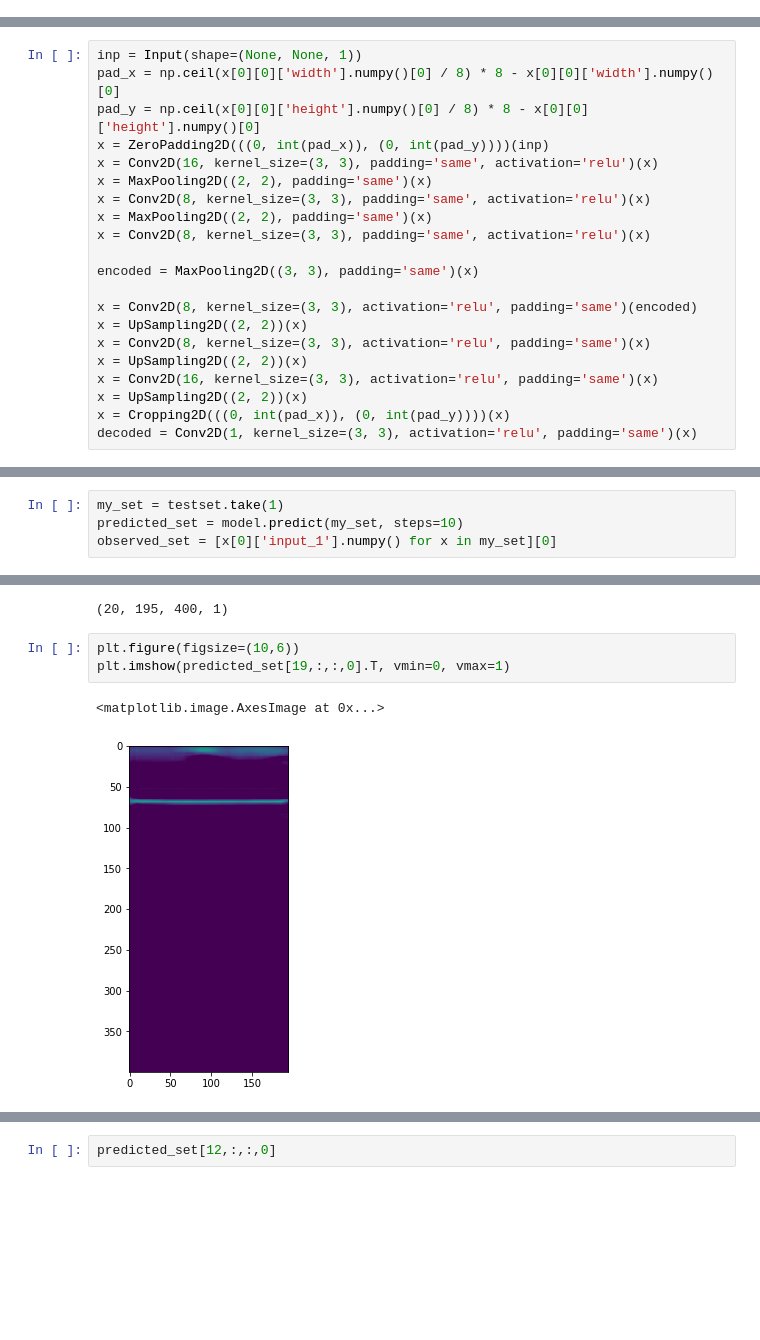
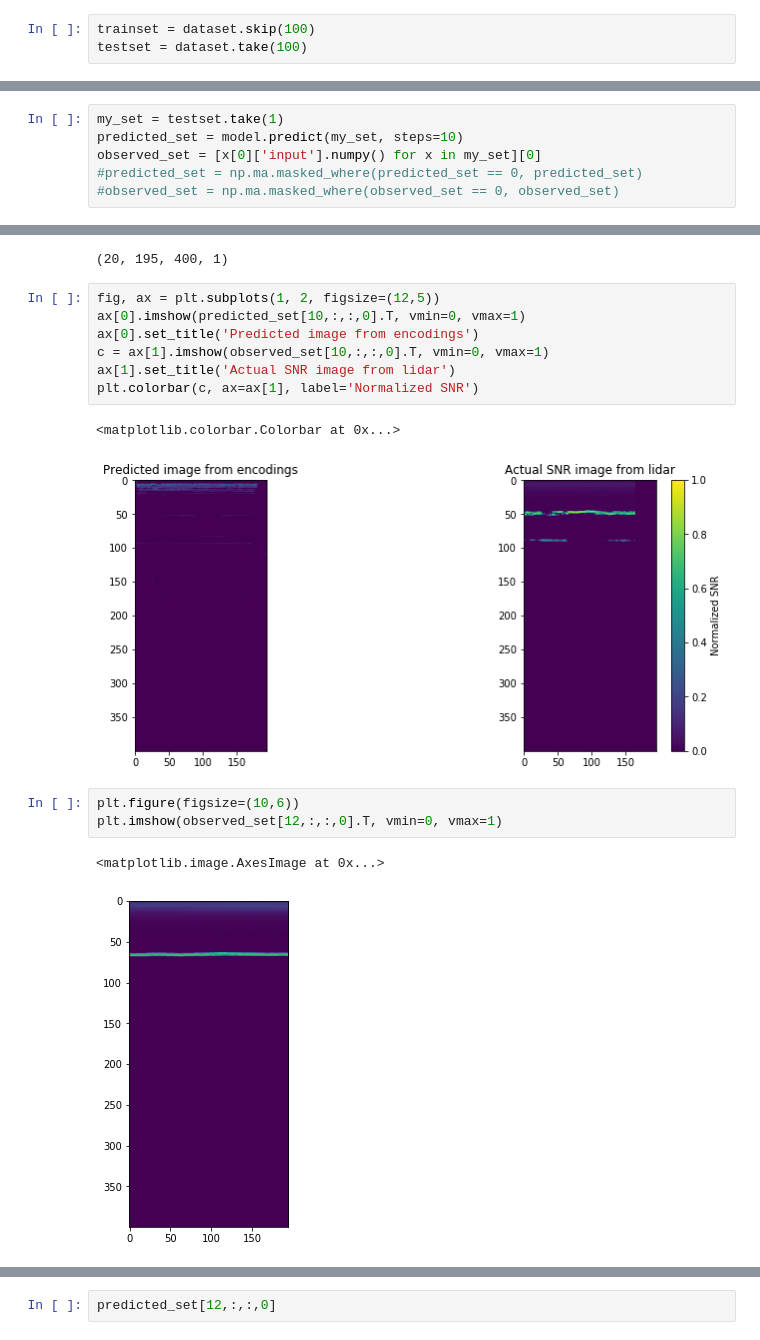
Before and after one commit to rcjackson/arming_the_edge, a Jupyter notebook: notebooks/Time period identification.ipynb, the cells around one changed output, grey strips where cells are left out. Cells and saved outputs as stored; diff of their text form; blank space fills up the shorter version.

```diff
--- a/notebooks/Time period identification.ipynb
+++ b/notebooks/Time period identification.ipynb
@@ -161,3 +181,6 @@ testset = dataset.shard(2, 1)
+# %%
+trainset = dataset.skip(100)
+testset = dataset.take(100)
 # %%
 x = [x for x in trainset.take(1)]
 # %%
@@ -169,21 +191,0 @@ labels.shape
-# %%
-inp = Input(shape=(None, None, 1))
-pad_x = np.ceil(x[0][0]['width'].numpy()[0] / 8) * 8 - x[0][0]['width'].numpy()[0]
-pad_y = np.ceil(x[0][0]['height'].numpy()[0] / 8) * 8 - x[0][0]['height'].numpy()[0]
-x = ZeroPadding2D(((0, int(pad_x)), (0, int(pad_y))))(inp)
-x = Conv2D(16, kernel_size=(3, 3), padding='same', activation='relu')(x)
-x = MaxPooling2D((2, 2), padding='same')(x)
-x = Conv2D(8, kernel_size=(3, 3), padding='same', activation='relu')(x)
-x = MaxPooling2D((2, 2), padding='same')(x)
-x = Conv2D(8, kernel_size=(3, 3), padding='same', activation='relu')(x)
-
-encoded = MaxPooling2D((3, 3), padding='same')(x)
-
-x = Conv2D(8, kernel_size=(3, 3), activation='relu', padding='same')(encoded)
-x = UpSampling2D((2, 2))(x)
-x = Conv2D(8, kernel_size=(3, 3), activation='relu', padding='same')(x)
-x = UpSampling2D((2, 2))(x)
-x = Conv2D(16, kernel_size=(3, 3), activation='relu', padding='same')(x)
-x = UpSampling2D((2, 2))(x)
-x = Cropping2D(((0, int(pad_x)), (0, int(pad_y))))(x)
-decoded = Conv2D(1, kernel_size=(3, 3), activation='relu', padding='same')(x)
@@ -230,16 +309,28 @@ model.evaluate(testset, steps=30)
 # %%
 my_set = testset.take(1)
 predicted_set = model.predict(my_set, steps=10)
-observed_set = [x[0]['input_1'].numpy() for x in my_set][0]
+observed_set = [x[0]['input'].numpy() for x in my_set][0]
+#predicted_set = np.ma.masked_where(predicted_set == 0, predicted_set)
+#observed_set = np.ma.masked_where(observed_set == 0, observed_set)
 # %% [output]
 WARNING:tensorflow:Your input ran out of data; interrupting training. Make sure that your dataset or generator can generate at least `steps_per_epoch * epochs` batches (in this case, 10 batches). You  ...
 # %%
 predicted_set.shape
 # %% [output]
 (20, 195, 400, 1)
+# %%
+fig, ax = plt.subplots(1, 2, figsize=(12,5))
+ax[0].imshow(predicted_set[10,:,:,0].T, vmin=0, vmax=1)
+ax[0].set_title('Predicted image from encodings')
+c = ax[1].imshow(observed_set[10,:,:,0].T, vmin=0, vmax=1)
+ax[1].set_title('Actual SNR image from lidar')
+plt.colorbar(c, ax=ax[1], label='Normalized SNR')
+# %% [output]
+<matplotlib.colorbar.Colorbar at 0x...>
+[figure, added]
 # %%
 plt.figure(figsize=(10,6))
-plt.imshow(predicted_set[19,:,:,0].T, vmin=0, vmax=1)
+plt.imshow(observed_set[12,:,:,0].T, vmin=0, vmax=1)
 # %% [output]
 <matplotlib.image.AxesImage at 0x...>
-[figure, old version]
+[figure, new version]
```
Also changed, not shown: parts of 36 cells of this notebook, 1 other file.
